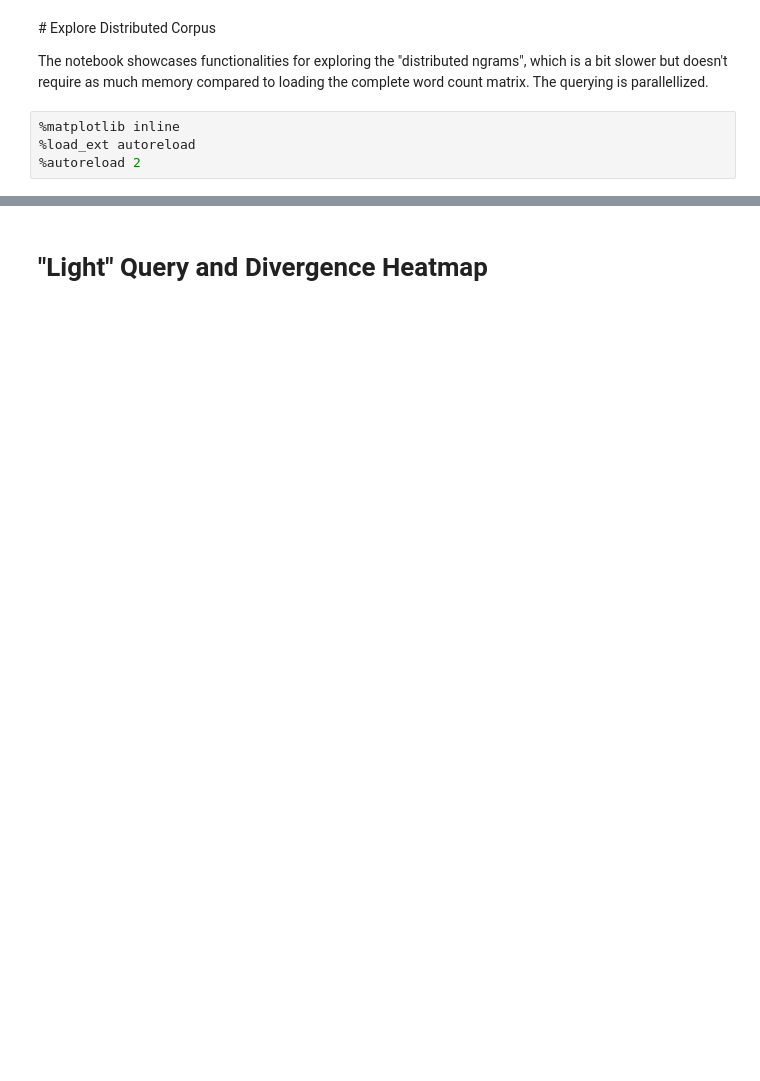
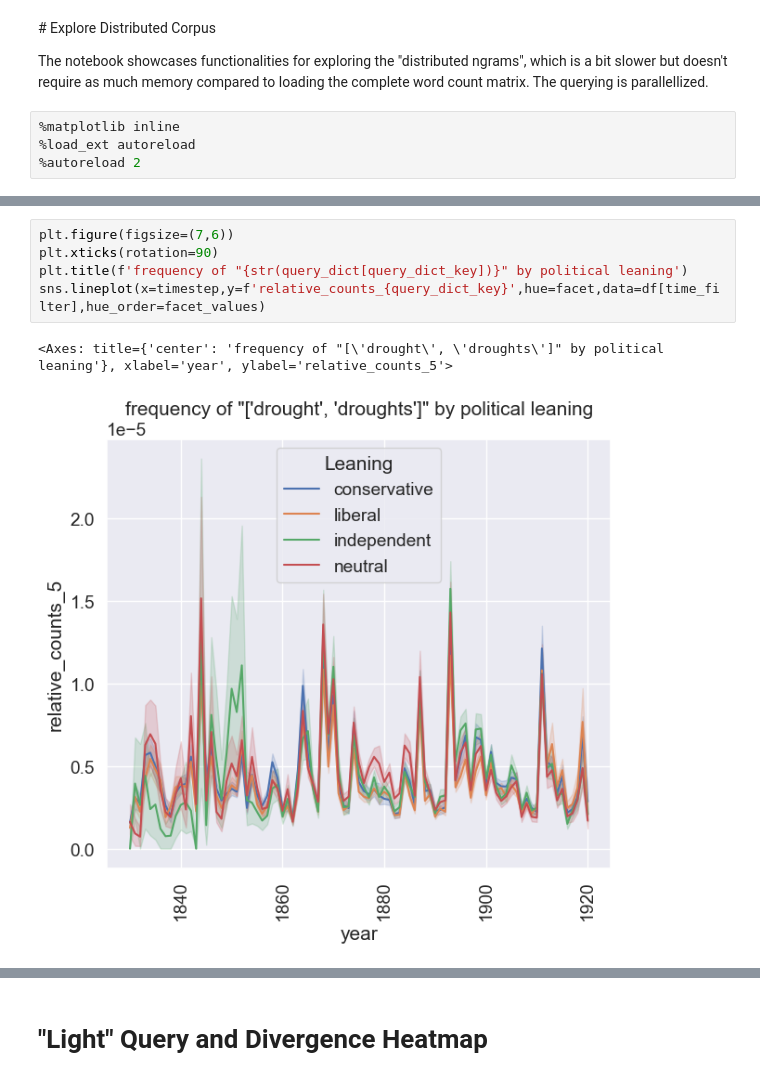
Before and after one commit to Living-with-machines/newswords, a Jupyter notebook: Explore_Distributed_Corpus.ipynb, the cells around one changed output, grey strips where cells are left out. Saved outputs shown, nothing was run; the diff lists cells and outputs as text; blank space fills up the shorter version.

```diff
--- a/Explore_Distributed_Corpus.ipynb
+++ b/Explore_Distributed_Corpus.ipynb
@@ -37,0 +71,8 @@ Wall time: 1min 13s
+# %%
+plt.figure(figsize=(7,6))
+plt.xticks(rotation=90)
+plt.title(f'frequency of "{str(query_dict[query_dict_key])}" by political leaning')
+sns.lineplot(x=timestep,y=f'relative_counts_{query_dict_key}',hue=facet,data=df[time_filter],hue_order=facet_values)
+# %% [output]
+<Axes: title={'center': 'frequency of "[\'drought\', \'droughts\']" by political leaning'}, xlabel='year', ylabel='relative_counts_5'>
+[figure, added]
```
Also changed, not shown: parts of 153 cells of this notebook, 5 other files.
